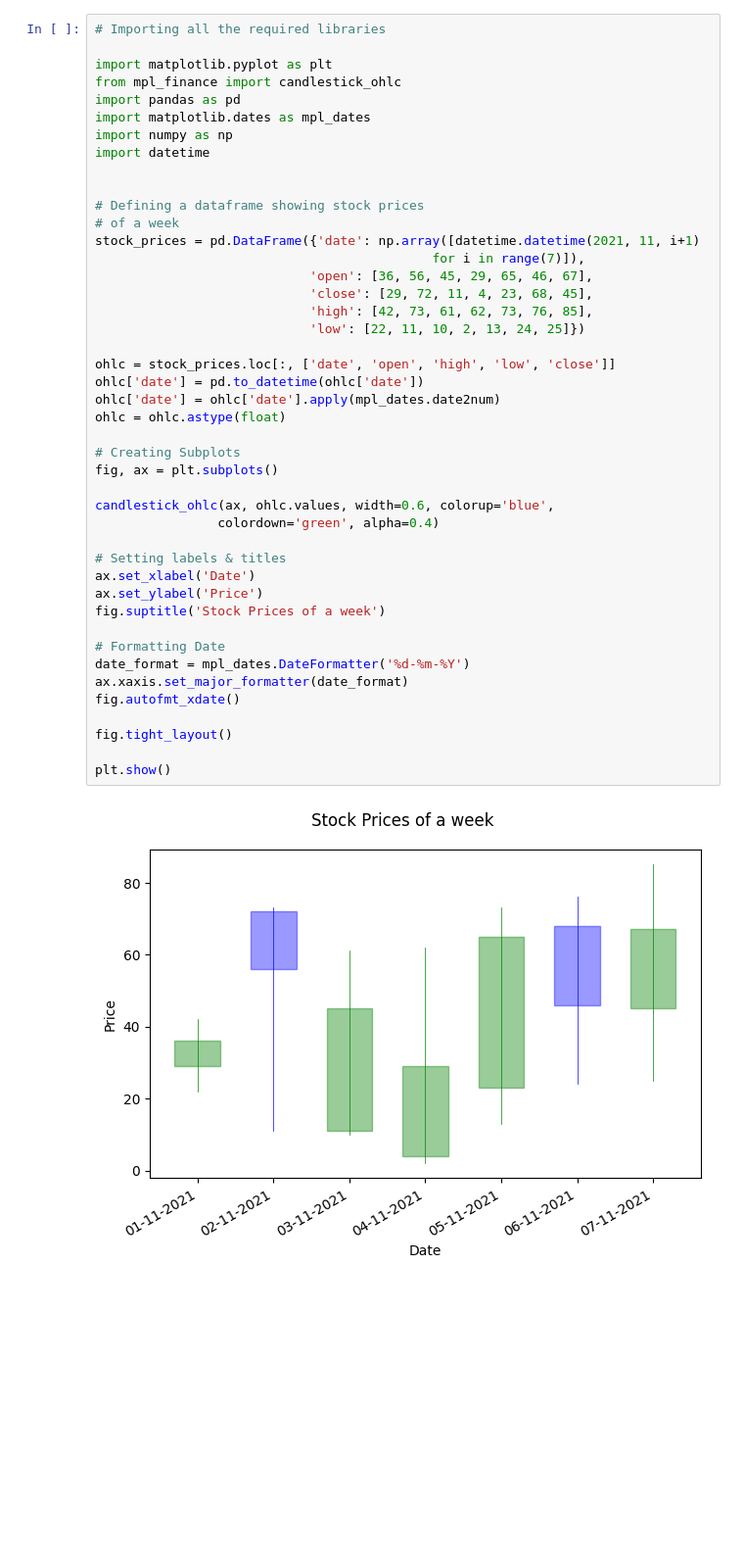
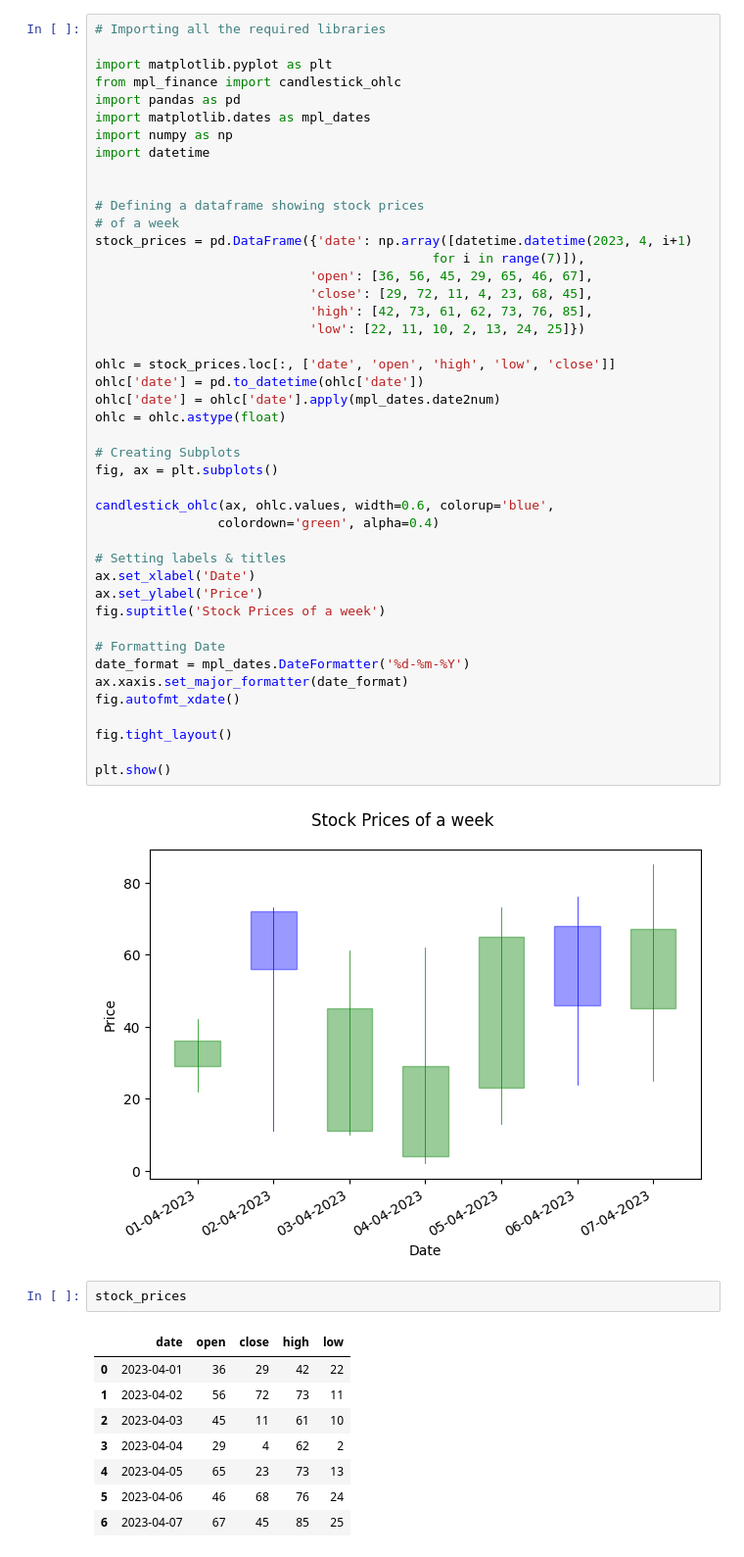
Before and after one commit to garfield-gray/Finance, a Jupyter notebook: CandleStick.ipynb, the cells around one changed output. Shown: that part at 98% size. Drawn from its saved outputs; the diff is of its cells as text; blank space fills up the shorter version.

Commit message:
Table

```diff
--- a/CandleStick.ipynb
+++ b/CandleStick.ipynb
@@ -34,7 +34,7 @@ import datetime
 
 # Defining a dataframe showing stock prices
 # of a week
-stock_prices = pd.DataFrame({'date': np.array([datetime.datetime(2021, 11, i+1)
+stock_prices = pd.DataFrame({'date': np.array([datetime.datetime(2023, 4, i+1)
 											for i in range(7)]),
 							'open': [36, 56, 45, 29, 65, 46, 67],
 							'close': [29, 72, 11, 4, 23, 68, 45],
@@ -67,3 +67,14 @@ fig.tight_layout()
 plt.show()
 # %% [output]
 [figure]
+# %%
+stock_prices
+# %% [output]
+|  | date | open | close | high | low |
+| 0 | 2023-04-01 | 36 | 29 | 42 | 22 |
+| 1 | 2023-04-02 | 56 | 72 | 73 | 11 |
+| 2 | 2023-04-03 | 45 | 11 | 61 | 10 |
+| 3 | 2023-04-04 | 29 | 4 | 62 | 2 |
+| 4 | 2023-04-05 | 65 | 23 | 73 | 13 |
+| 5 | 2023-04-06 | 46 | 68 | 76 | 24 |
+| 6 | 2023-04-07 | 67 | 45 | 85 | 25 |
```
